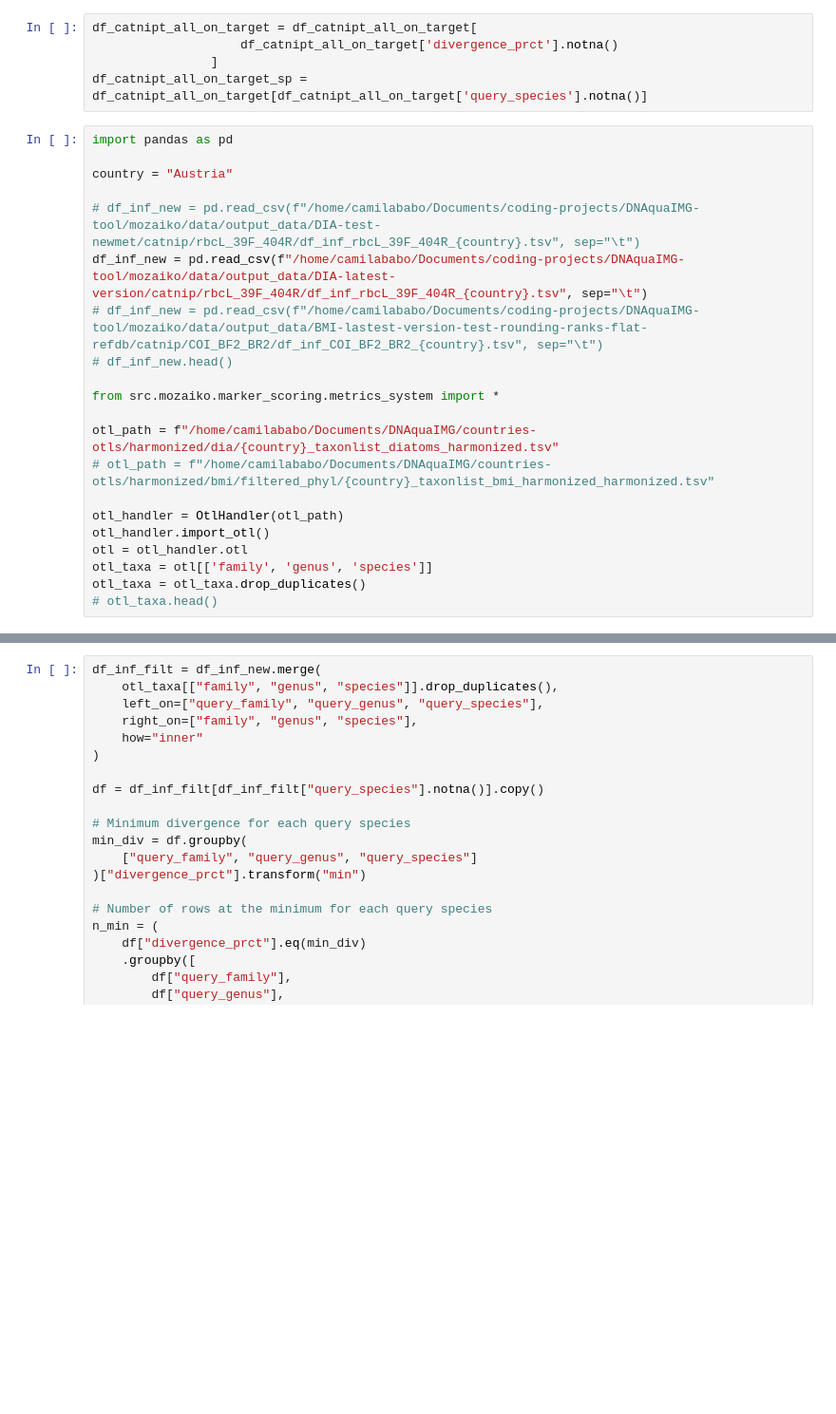
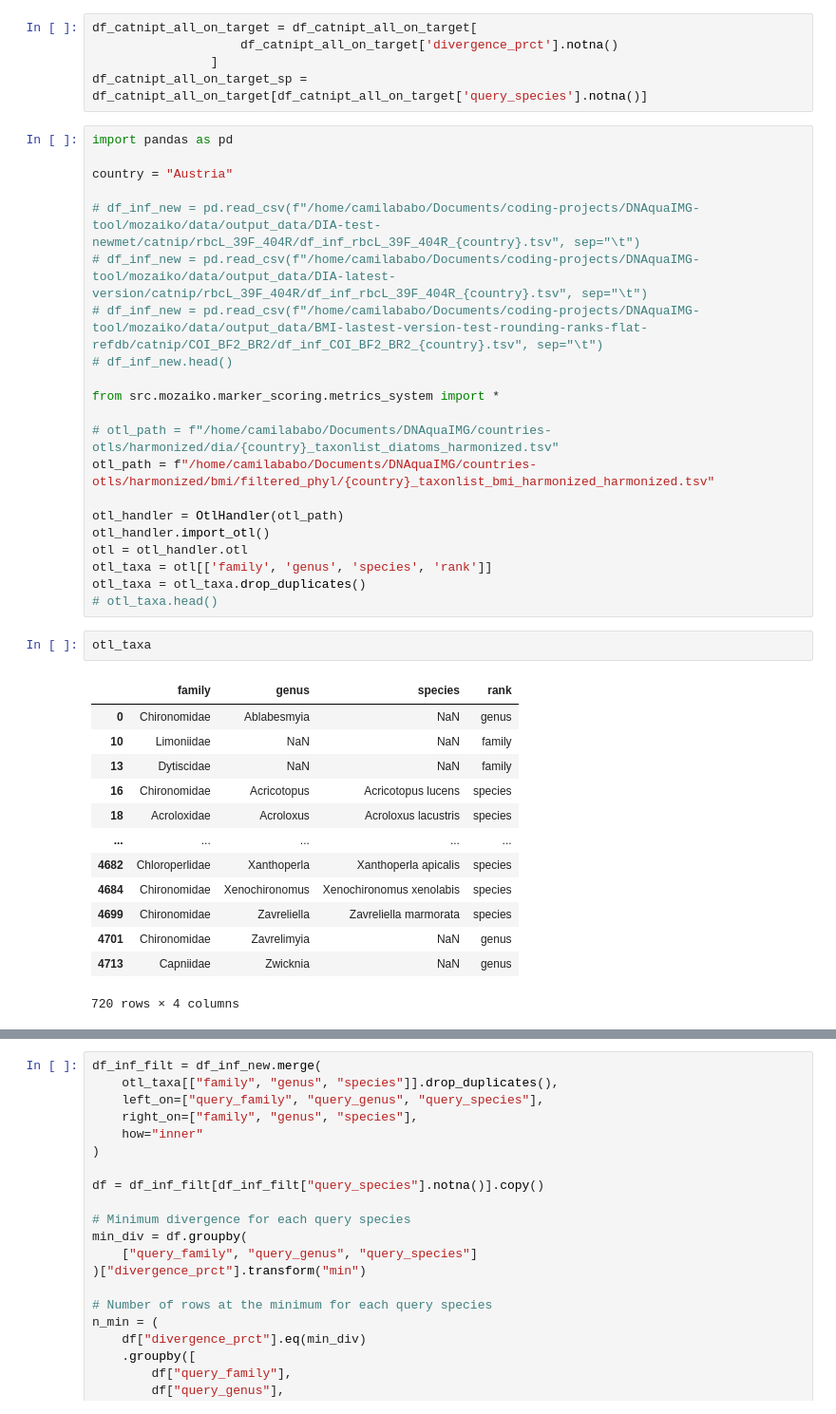
Before and after one commit to CIBIO-BU/mozaiko, a Jupyter notebook: draft.ipynb, the cells around one changed output, grey strips where cells are left out. Shown at 95% size. Drawn from its saved outputs; the diff is of its cells as text; blank space fills up the shorter version.

```diff
--- a/draft.ipynb
+++ b/draft.ipynb
@@ -5775,18 +5775,34 @@ import pandas as pd
 country = "Austria"
 
 # df_inf_new = pd.read_csv(f"/home/camilababo/Documents/coding-projects/DNAquaIMG-tool/mozaiko/data/output_data/DIA-test-newmet/catnip/rbcL_39F_404R/df_inf_rbcL_39F_404R_{country}.tsv", sep="\t")
-df_inf_new = pd.read_csv(f"/home/camilababo/Documents/coding-projects/DNAquaIMG-tool/mozaiko/data/output_data/DIA-latest-version/catnip/rbcL_39F_404R/df_inf_rbcL_39F_404R_{country}.tsv", sep="\t")
+# df_inf_new = pd.read_csv(f"/home/camilababo/Documents/coding-projects/DNAquaIMG-tool/mozaiko/data/output_data/DIA-latest-version/catnip/rbcL_39F_404R/df_inf_rbcL_39F_404R_{country}.tsv", sep="\t")
 # df_inf_new = pd.read_csv(f"/home/camilababo/Documents/coding-projects/DNAquaIMG-tool/mozaiko/data/output_data/BMI-lastest-version-test-rounding-ranks-flat-refdb/catnip/COI_BF2_BR2/df_inf_COI_BF2_BR2_{country}.tsv", sep="\t")
 # df_inf_new.head()
 
 from src.mozaiko.marker_scoring.metrics_system import *
 
-otl_path = f"/home/camilababo/Documents/DNAquaIMG/countries-otls/harmonized/dia/{country}_taxonlist_diatoms_harmonized.tsv"
-# otl_path = f"/home/camilababo/Documents/DNAquaIMG/countries-otls/harmonized/bmi/filtered_phyl/{country}_taxonlist_bmi_harmonized_harmonized.tsv"
+# otl_path = f"/home/camilababo/Documents/DNAquaIMG/countries-otls/harmonized/dia/{country}_taxonlist_diatoms_harmonized.tsv"
+otl_path = f"/home/camilababo/Documents/DNAquaIMG/countries-otls/harmonized/bmi/filtered_phyl/{country}_taxonlist_bmi_harmonized_harmonized.tsv"
 
 otl_handler = OtlHandler(otl_path)
 otl_handler.import_otl()
 otl = otl_handler.otl
-otl_taxa = otl[['family', 'genus', 'species']]
+otl_taxa = otl[['family', 'genus', 'species', 'rank']]
 otl_taxa = otl_taxa.drop_duplicates()
 # otl_taxa.head()
+# %%
+otl_taxa
+# %% [output]
+|  | family | genus | species | rank |
+| 0 | Chironomidae | Ablabesmyia | NaN | genus |
+| 10 | Limoniidae | NaN | NaN | family |
+| 13 | Dytiscidae | NaN | NaN | family |
+| 16 | Chironomidae | Acricotopus | Acricotopus lucens | species |
+| 18 | Acroloxidae | Acroloxus | Acroloxus lacustris | species |
+| ... | ... | ... | ... | ... |
+| 4682 | Chloroperlidae | Xanthoperla | Xanthoperla apicalis | species |
+| 4684 | Chironomidae | Xenochironomus | Xenochironomus xenolabis | species |
+| 4699 | Chironomidae | Zavreliella | Zavreliella marmorata | species |
+| 4701 | Chironomidae | Zavrelimyia | NaN | genus |
+| 4713 | Capniidae | Zwicknia | NaN | genus |
+720 rows × 4 columns
```
Also changed, not shown: parts of 2 cells of this notebook, 7 other files.
